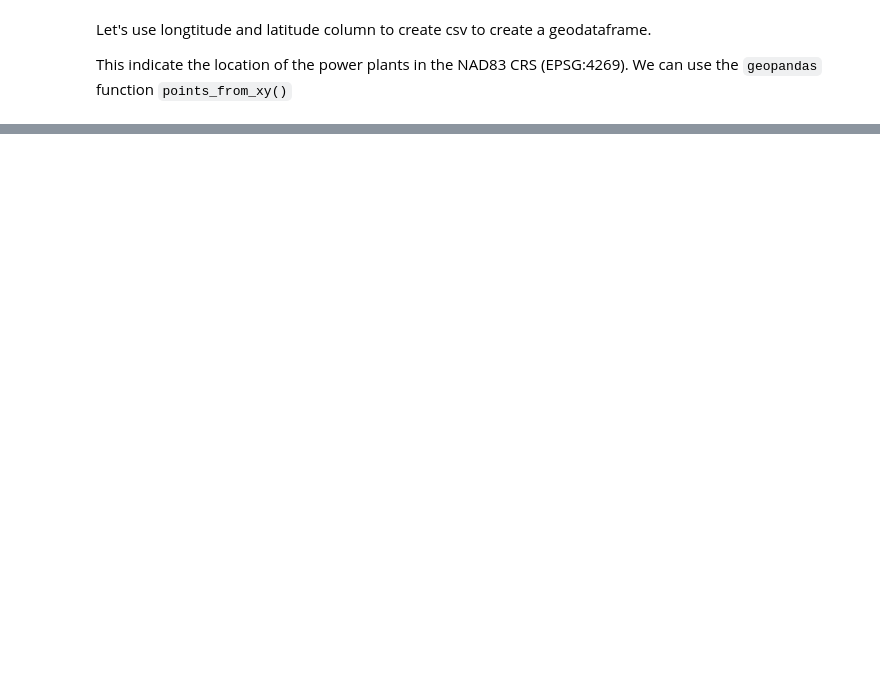
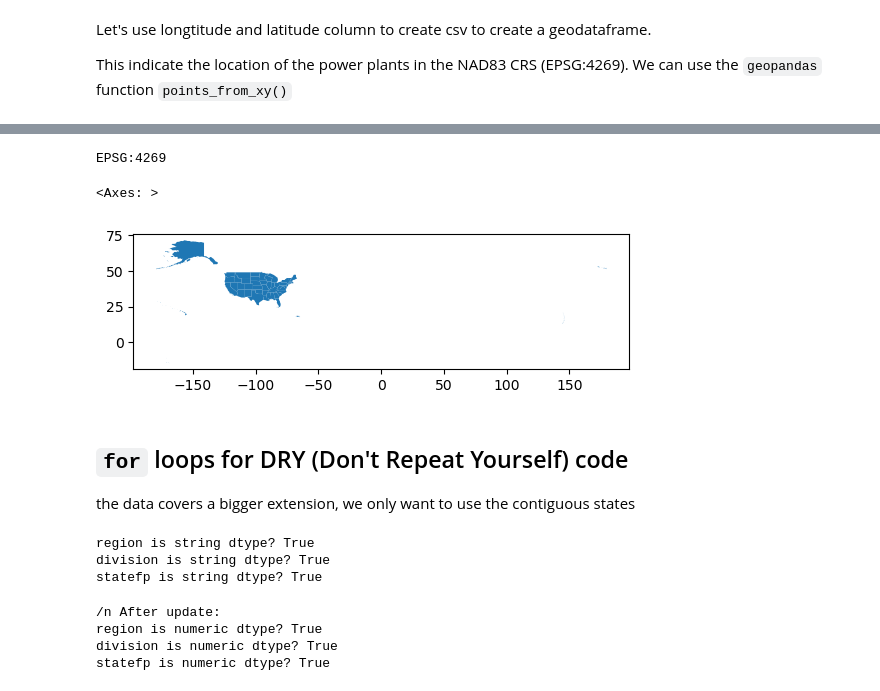
Before and after one commit to ZoeZhouJ/eds220-2024-in-class, a Jupyter notebook: week5-csv-to-geodf.ipynb, the cells around one changed output, grey strips where cells are left out. Saved outputs shown, nothing was run; the diff lists cells and outputs as text; code cells hidden in the pictures; blank space fills up the shorter version.

Commit message:
Finish week5 check-ins

```diff
--- a/week5-csv-to-geodf.ipynb
+++ b/week5-csv-to-geodf.ipynb
@@ -39,0 +89,33 @@ power_plants.head()
+# %%
+print(states.crs)
+states.plot()
+# %% [output]
+EPSG:4269
+<Axes: >
+[figure, added]
+# %% [markdown]
+## `for` loops for DRY (Don't Repeat Yourself) code
+the data covers a bigger extension, we only want to use the contiguous states
+# %%
+code_cols = ['region', 'division', 'statefp']
+# Check whether codes columns are strings
+for column in code_cols:
+        print(column, 'is string dtype?', is_string_dtype(states[column]))
+# %% [output]
+region is string dtype? True
+division is string dtype? True
+statefp is string dtype? True
+# %%
+# update code columns into integers
+for column in code_cols:
+    states[column] = states[column].astype('int')
+
+# Check whether code columns are numeric
+print('/n','After update:')
+for column in code_cols:
+    print(column, 'is numeric dtype?', is_numeric_dtype(states[column]))
+# %% [output]
+/n After update:
+region is numeric dtype? True
+division is numeric dtype? True
+statefp is numeric dtype? True
```
Also changed, not shown: parts of 12 cells of this notebook.
